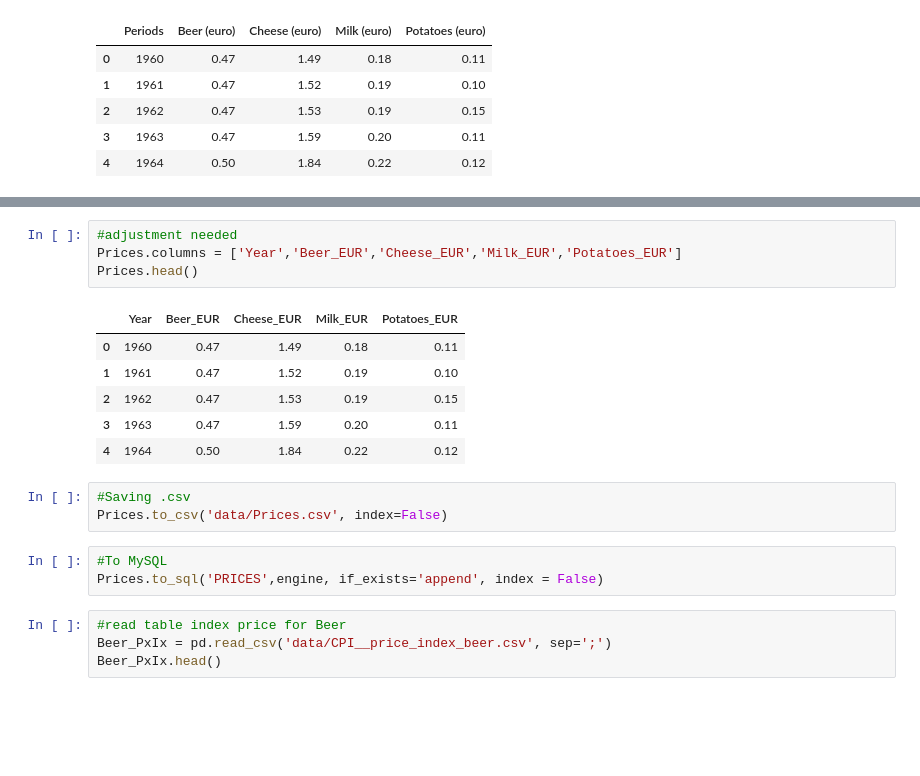
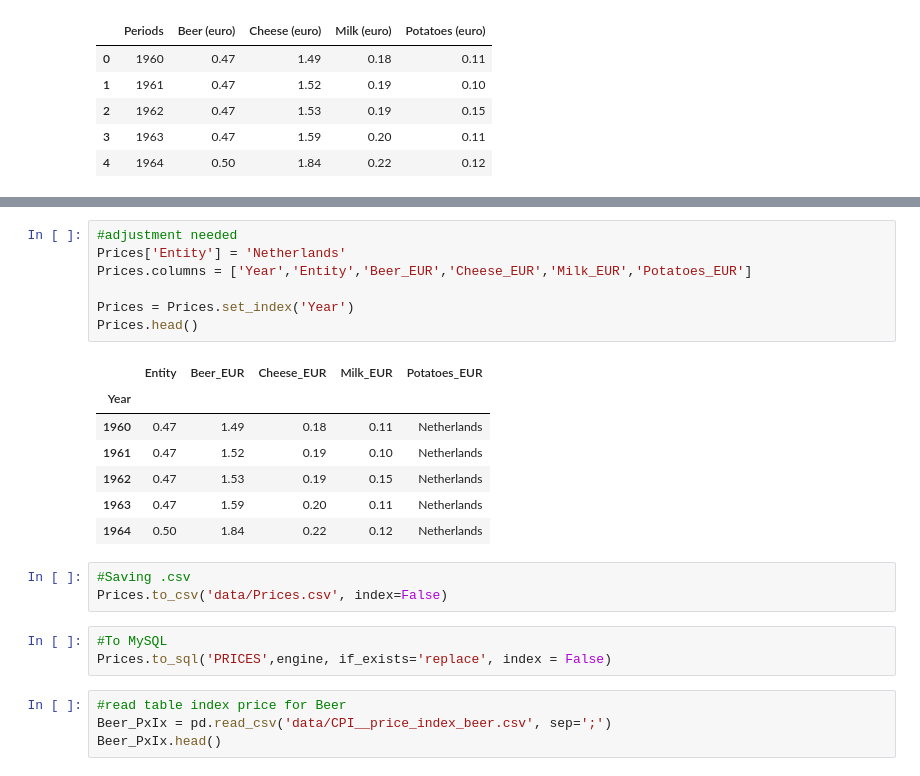
Before and after one commit to AjiacoVic/StoryTelling_project, a Jupyter notebook: BEER Data Cleaning.ipynb, the cells around one changed output, grey strips where cells are left out. Saved outputs shown, nothing was run; the diff lists cells and outputs as text; blank space fills up the shorter version.

```diff
--- a/BEER Data Cleaning.ipynb
+++ b/BEER Data Cleaning.ipynb
@@ -427,21 +417,25 @@ Potatoes_EUR    0
 dtype: int64
 # %%
 #adjustment needed
-Prices.columns = ['Year','Beer_EUR','Cheese_EUR','Milk_EUR','Potatoes_EUR']
+Prices['Entity'] = 'Netherlands'
+Prices.columns = ['Year','Entity','Beer_EUR','Cheese_EUR','Milk_EUR','Potatoes_EUR']
+
+Prices = Prices.set_index('Year')
 Prices.head()
 # %% [output]
-|  | Year | Beer_EUR | Cheese_EUR | Milk_EUR | Potatoes_EUR |
-| 0 | 1960 | 0.47 | 1.49 | 0.18 | 0.11 |
-| 1 | 1961 | 0.47 | 1.52 | 0.19 | 0.10 |
-| 2 | 1962 | 0.47 | 1.53 | 0.19 | 0.15 |
-| 3 | 1963 | 0.47 | 1.59 | 0.20 | 0.11 |
-| 4 | 1964 | 0.50 | 1.84 | 0.22 | 0.12 |
+|  | Entity | Beer_EUR | Cheese_EUR | Milk_EUR | Potatoes_EUR |
+| Year |  |  |  |  |  |
+| 1960 | 0.47 | 1.49 | 0.18 | 0.11 | Netherlands |
+| 1961 | 0.47 | 1.52 | 0.19 | 0.10 | Netherlands |
+| 1962 | 0.47 | 1.53 | 0.19 | 0.15 | Netherlands |
+| 1963 | 0.47 | 1.59 | 0.20 | 0.11 | Netherlands |
+| 1964 | 0.50 | 1.84 | 0.22 | 0.12 | Netherlands |
 # %%
 #Saving .csv
 Prices.to_csv('data/Prices.csv', index=False)
 # %%
 #To MySQL
-Prices.to_sql('PRICES',engine, if_exists='append', index = False)
+Prices.to_sql('PRICES',engine, if_exists='replace', index = False)
 # %%
 #read table index price for Beer
 Beer_PxIx = pd.read_csv('data/CPI__price_index_beer.csv', sep=';')
```
Also changed, not shown: parts of 46 cells of this notebook, 1 other file.
